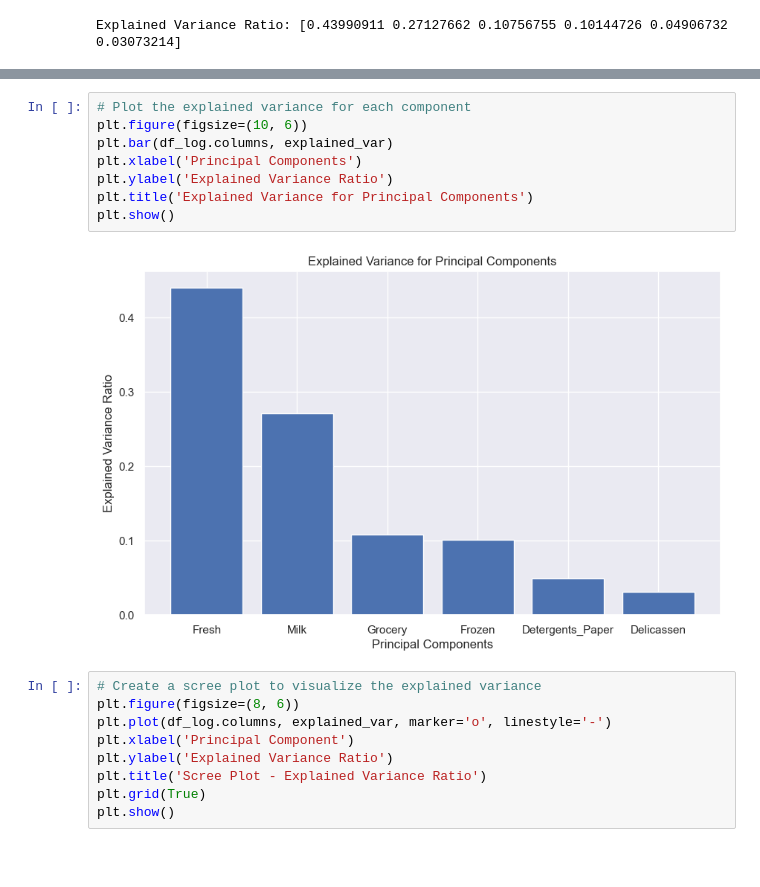
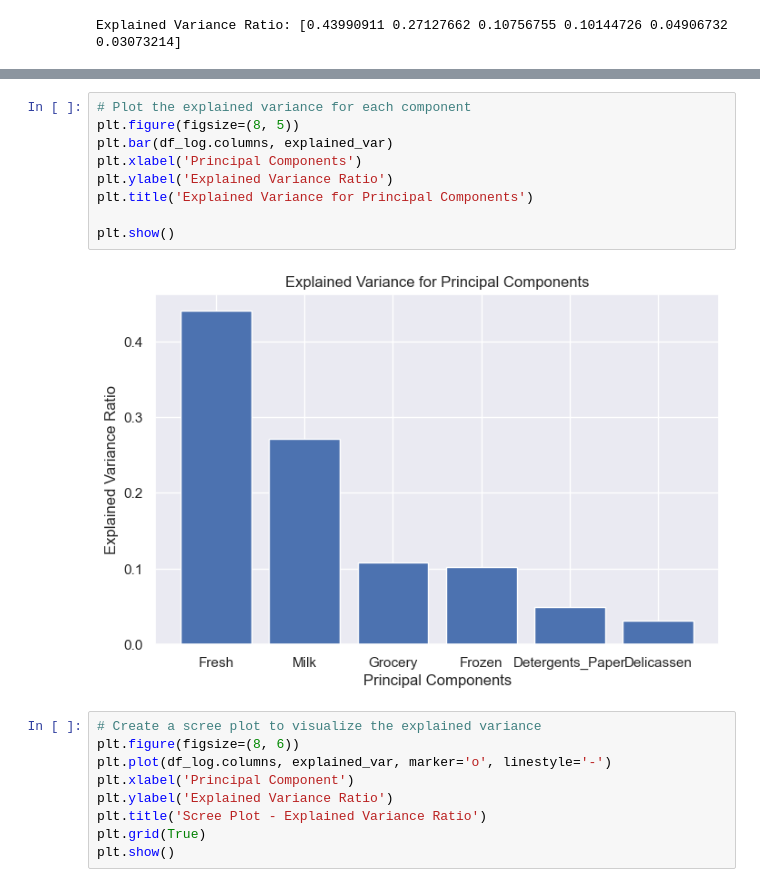
Before and after one commit to tina96pham/LHL_UnsupervisedLearning_MLProject, a Jupyter notebook: Output/Unsupervised Learning - Project.ipynb, the cells around one changed output, grey strips where cells are left out. Drawn from its saved outputs; the diff is of its cells as text; blank space fills up the shorter version.

```diff
--- a/Output/Unsupervised Learning - Project.ipynb
+++ b/Output/Unsupervised Learning - Project.ipynb
@@ -351,13 +391,14 @@ Explained Variance Ratio: [0.43990911 0.27127662 0.10756755 0.10144726 0.0490673
 # %%
 # Plot the explained variance for each component
-plt.figure(figsize=(10, 6))
+plt.figure(figsize=(8, 5))
 plt.bar(df_log.columns, explained_var)
 plt.xlabel('Principal Components')
 plt.ylabel('Explained Variance Ratio')
 plt.title('Explained Variance for Principal Components')
+
 plt.show()
 # %% [output]
-[figure, old version]
+[figure, new version]
 # %%
 # Create a scree plot to visualize the explained variance
 plt.figure(figsize=(8, 6))
```
Also changed, not shown: parts of 5 cells of this notebook, 10 other files.
